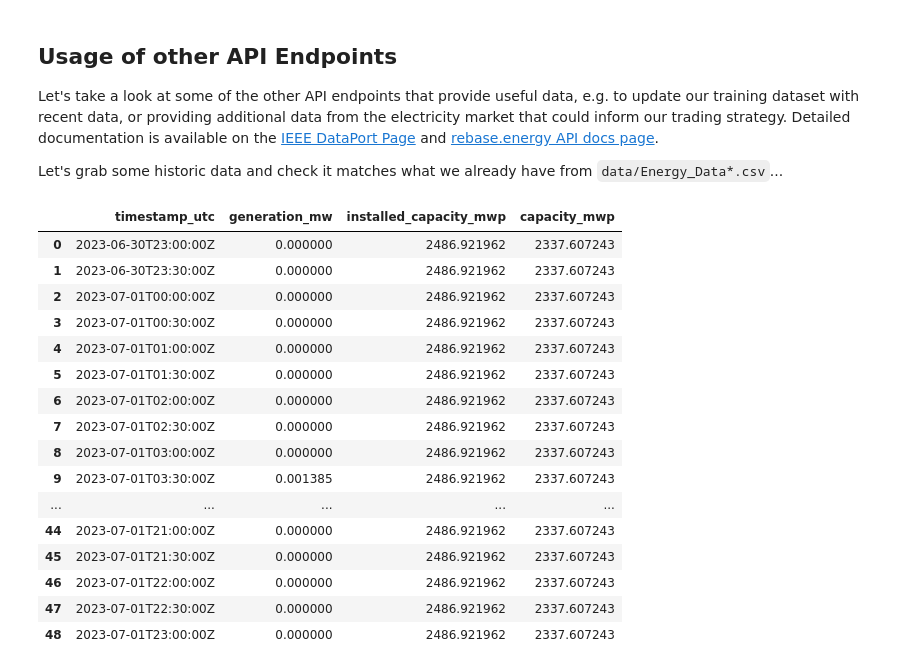
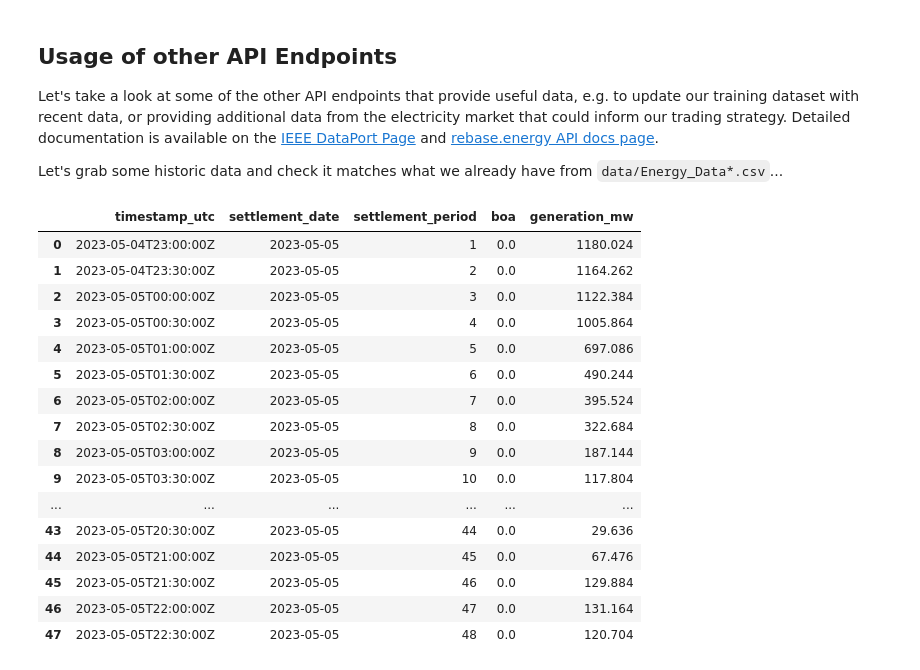
Before and after one commit to jbrowell/HEFTcom24, a Jupyter notebook: Getting Started.ipynb, the cells around one changed output. Cells and saved outputs as stored; diff of their text form; code cells hidden in the pictures.

```diff
--- a/Getting Started.ipynb
+++ b/Getting Started.ipynb
@@ -407,32 +407,29 @@ rebase_api_client.submit(submission_data)
 Let's take a look at some of the other API endpoints that provide useful data, e.g. to update our training dataset with recent data, or providing additional data from the electricity market that could inform our trading strategy. Detailed documentation is available on the [IEEE DataPort Page](https://ieee-dataport.org/competitions/hybrid-energy-forecasting-and-trading-competition) and [rebase.energy API docs page](https://api.rebase.energy/challenges/redoc).
 
 Let's grab some historic data and check it matches what we already have from `data/Energy_Data*.csv`...
-# %%
-test_date = "2023-07-01"
-
-rebase_api_client.get_wind_production(day=test_date)
-
-rebase_api_client.get_solar_production(
-    from_date=pd.to_datetime(test_date).tz_localize("Europe/London"),
-    to_date=pd.to_datetime(test_date).tz_localize("Europe/London") + pd.Timedelta(1,unit="day"))
-# %% [output]
-|  | timestamp_utc | generation_mw | installed_capacity_mwp | capacity_mwp |
-| 0 | 2023-06-30T23:00:00Z | 0.000000 | 2486.921962 | 2337.607243 |
-| 1 | 2023-06-30T23:30:00Z | 0.000000 | 2486.921962 | 2337.607243 |
-| 2 | 2023-07-01T00:00:00Z | 0.000000 | 2486.921962 | 2337.607243 |
-| 3 | 2023-07-01T00:30:00Z | 0.000000 | 2486.921962 | 2337.607243 |
-| 4 | 2023-07-01T01:00:00Z | 0.000000 | 2486.921962 | 2337.607243 |
-| 5 | 2023-07-01T01:30:00Z | 0.000000 | 2486.921962 | 2337.607243 |
-| 6 | 2023-07-01T02:00:00Z | 0.000000 | 2486.921962 | 2337.607243 |
-| 7 | 2023-07-01T02:30:00Z | 0.000000 | 2486.921962 | 2337.607243 |
-| 8 | 2023-07-01T03:00:00Z | 0.000000 | 2486.921962 | 2337.607243 |
-| 9 | 2023-07-01T03:30:00Z | 0.001385 | 2486.921962 | 2337.607243 |
-| ... | ... | ... | ... | ... |
-| 44 | 2023-07-01T21:00:00Z | 0.000000 | 2486.921962 | 2337.607243 |
-| 45 | 2023-07-01T21:30:00Z | 0.000000 | 2486.921962 | 2337.607243 |
-| 46 | 2023-07-01T22:00:00Z | 0.000000 | 2486.921962 | 2337.607243 |
-| 47 | 2023-07-01T22:30:00Z | 0.000000 | 2486.921962 | 2337.607243 |
-| 48 | 2023-07-01T23:00:00Z | 0.000000 | 2486.921962 | 2337.607243 |
+# %%
+test_date = "2023-05-05"
+
+rebase_api_client.get_wind_production(day=test_date)
+rebase_api_client.get_solar_production(day=test_date)
+# %% [output]
+|  | timestamp_utc | settlement_date | settlement_period | boa | generation_mw |
+| 0 | 2023-05-04T23:00:00Z | 2023-05-05 | 1 | 0.0 | 1180.024 |
+| 1 | 2023-05-04T23:30:00Z | 2023-05-05 | 2 | 0.0 | 1164.262 |
+| 2 | 2023-05-05T00:00:00Z | 2023-05-05 | 3 | 0.0 | 1122.384 |
+| 3 | 2023-05-05T00:30:00Z | 2023-05-05 | 4 | 0.0 | 1005.864 |
+| 4 | 2023-05-05T01:00:00Z | 2023-05-05 | 5 | 0.0 | 697.086 |
+| 5 | 2023-05-05T01:30:00Z | 2023-05-05 | 6 | 0.0 | 490.244 |
+| 6 | 2023-05-05T02:00:00Z | 2023-05-05 | 7 | 0.0 | 395.524 |
+| 7 | 2023-05-05T02:30:00Z | 2023-05-05 | 8 | 0.0 | 322.684 |
+| 8 | 2023-05-05T03:00:00Z | 2023-05-05 | 9 | 0.0 | 187.144 |
+| 9 | 2023-05-05T03:30:00Z | 2023-05-05 | 10 | 0.0 | 117.804 |
+| ... | ... | ... | ... | ... | ... |
+| 43 | 2023-05-05T20:30:00Z | 2023-05-05 | 44 | 0.0 | 29.636 |
+| 44 | 2023-05-05T21:00:00Z | 2023-05-05 | 45 | 0.0 | 67.476 |
+| 45 | 2023-05-05T21:30:00Z | 2023-05-05 | 46 | 0.0 | 129.884 |
+| 46 | 2023-05-05T22:00:00Z | 2023-05-05 | 47 | 0.0 | 131.164 |
+| 47 | 2023-05-05T22:30:00Z | 2023-05-05 | 48 | 0.0 | 120.704 |
 # %%
 energy_data.loc[
     (energy_data["dtm"] >= pd.to_datetime(test_date).tz_localize("Europe/London")) &
```
Also changed, not shown: parts of 1 cell of this notebook, 1 other file.
